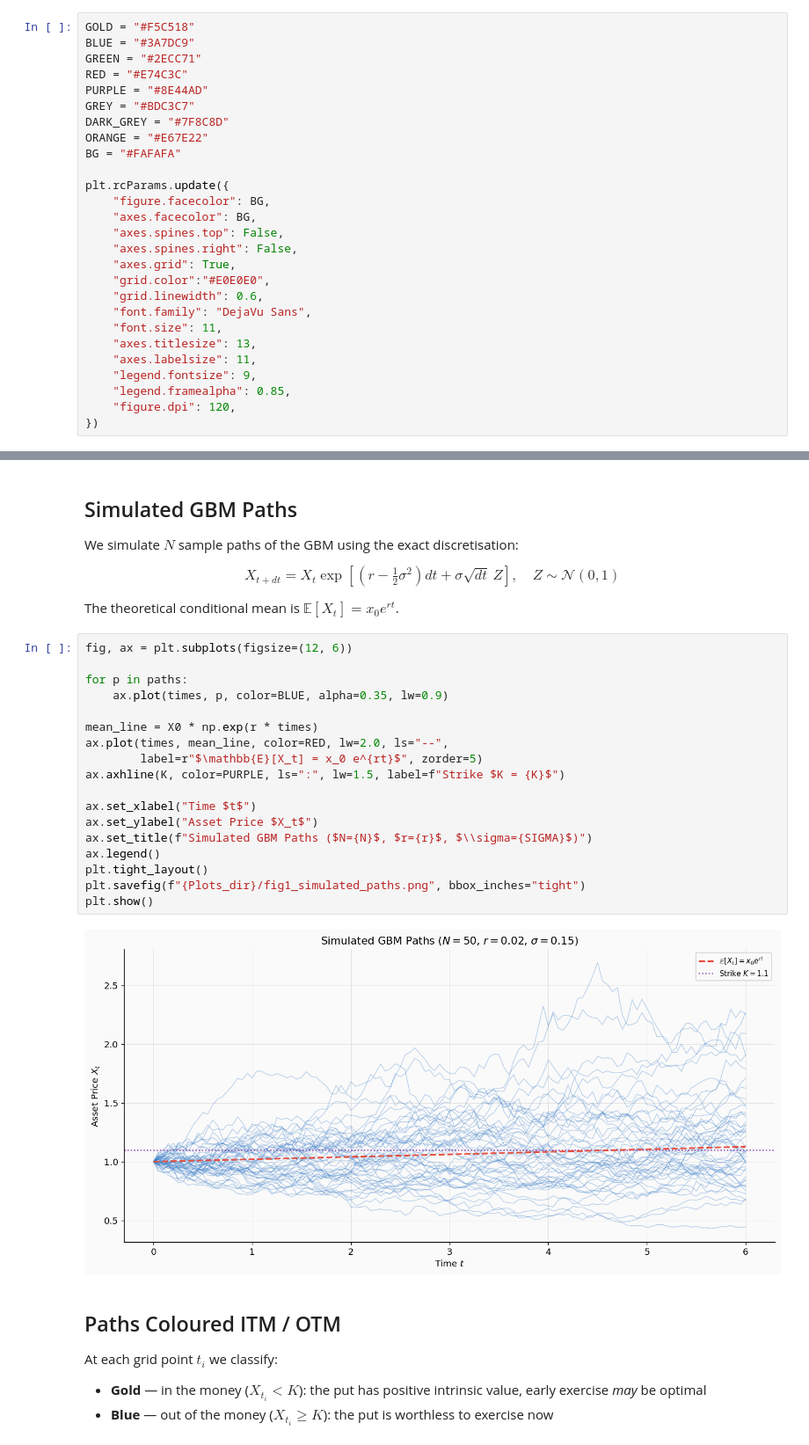
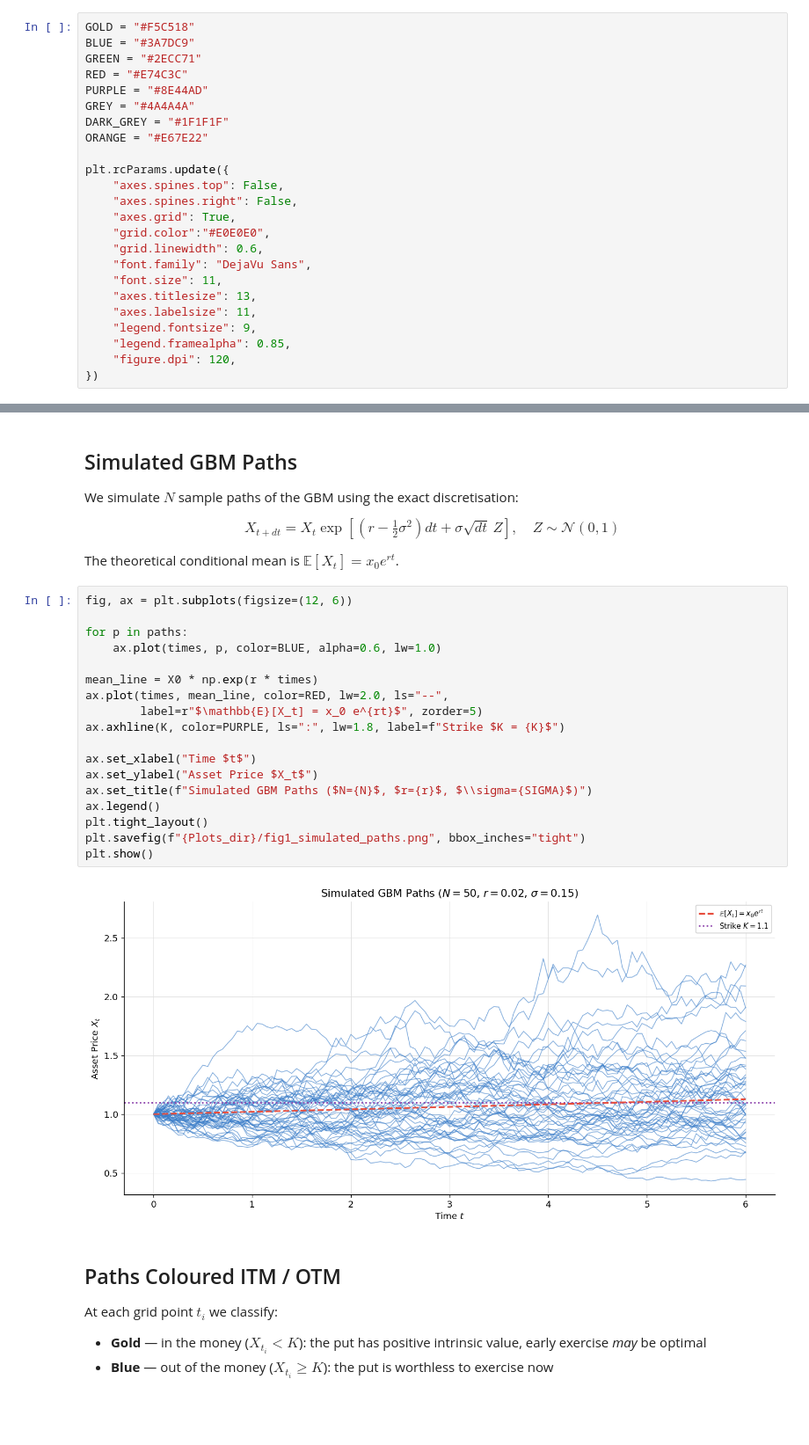
Before and after one commit to Hemasrikar/LSM-pricer, a Jupyter notebook: Analysis_plots.ipynb, the cells around one changed output, grey strips where cells are left out. Shown at 88% size. Saved outputs shown, nothing was run; the diff lists cells and outputs as text; blank space fills up the shorter version.

```diff
--- a/Analysis_plots.ipynb
+++ b/Analysis_plots.ipynb
@@ -36,14 +36,11 @@ BLUE = "#3A7DC9"
 GREEN = "#2ECC71"
 RED = "#E74C3C"
 PURPLE = "#8E44AD"
-GREY = "#BDC3C7"
-DARK_GREY = "#7F8C8D"
+GREY = "#4A4A4A"
+DARK_GREY = "#1F1F1F"
 ORANGE = "#E67E22"
-BG = "#FAFAFA"
 
 plt.rcParams.update({
-    "figure.facecolor": BG,
-    "axes.facecolor": BG,
     "axes.spines.top": False,
     "axes.spines.right": False,
     "axes.grid": True,
@@ -119,23 +116,23 @@ The theoretical conditional mean is $\mathbb{E}[X_t] = x_0 e^{rt}$.
 # %%
 fig, ax = plt.subplots(figsize=(12, 6))
 
 for p in paths:
-    ax.plot(times, p, color=BLUE, alpha=0.35, lw=0.9)
+    ax.plot(times, p, color=BLUE, alpha=0.6, lw=1.0)
 
 mean_line = X0 * np.exp(r * times)
 ax.plot(times, mean_line, color=RED, lw=2.0, ls="--",
         label=r"$\mathbb{E}[X_t] = x_0 e^{rt}$", zorder=5)
-ax.axhline(K, color=PURPLE, ls=":", lw=1.5, label=f"Strike $K = {K}$")
+ax.axhline(K, color=PURPLE, ls=":", lw=1.8, label=f"Strike $K = {K}$")
 
 ax.set_xlabel("Time $t$")
 ax.set_ylabel("Asset Price $X_t$")
 ax.set_title(f"Simulated GBM Paths ($N={N}$, $r={r}$, $\\sigma={SIGMA}$)")
 ax.legend()
 plt.tight_layout()
 plt.savefig(f"{Plots_dir}/fig1_simulated_paths.png", bbox_inches="tight")
 plt.show()
 # %% [output]
-[figure, old version]
+[figure, new version]
 # %% [markdown]
 ## Paths Coloured ITM / OTM
 
```
Also changed, not shown: parts of 9 cells of this notebook.
